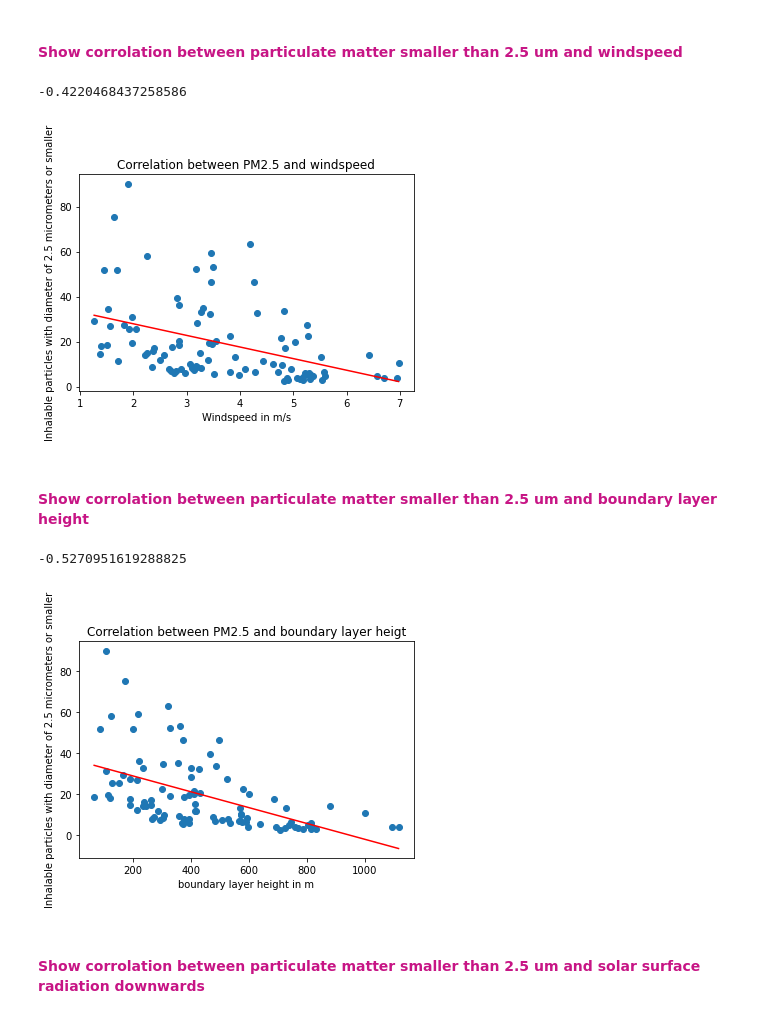
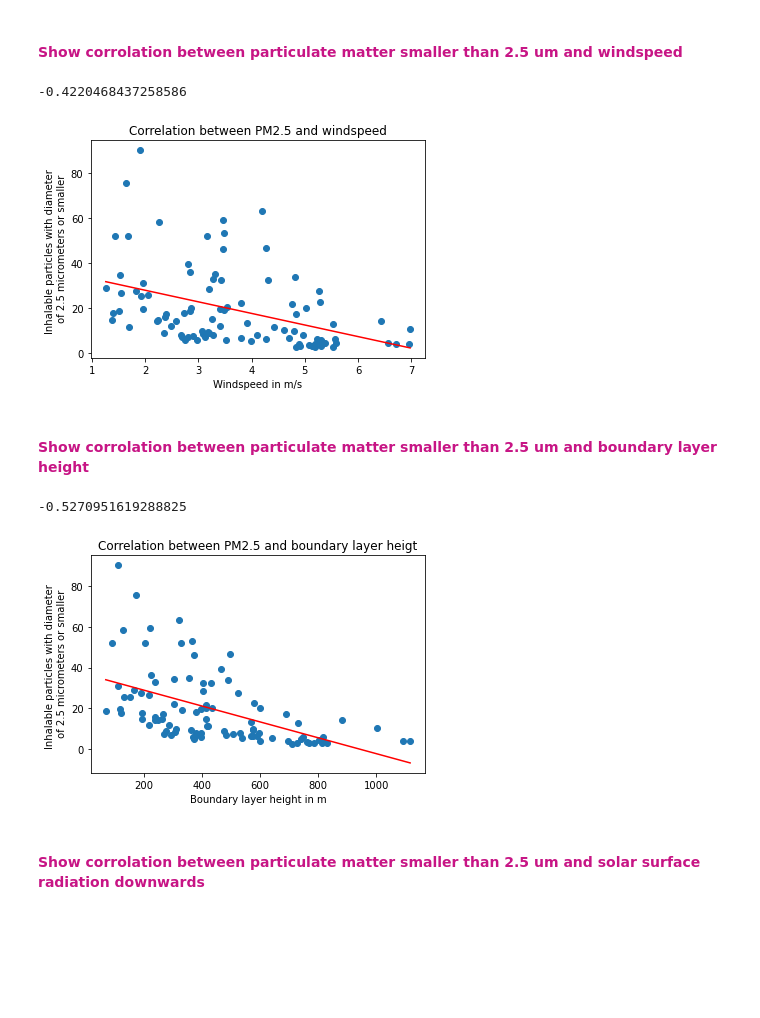
Before and after one commit to rawan-a-d/Air-Quality-Prediction, a Jupyter notebook: meteo-notebook.ipynb, the cells around one changed output. Drawn from its saved outputs; the diff is of its cells as text; code cells hidden in the pictures; blank space fills up the shorter version.

```diff
--- a/meteo-notebook.ipynb
+++ b/meteo-notebook.ipynb
@@ -242,17 +242,17 @@ df_meteo_air_pollution.corr(method='spearman')
 # %%
 group_by_day = df_meteo_air_pollution.groupby(pd.Grouper(freq='D', key='date')).mean()
 ws_pm25_corr = group_by_day["ws"].corr(group_by_day["pm2.5"])
 print(ws_pm25_corr)
 plt.scatter(group_by_day["ws"], group_by_day["pm2.5"])
 plt.plot(np.unique(group_by_day["ws"]), np.poly1d(np.polyfit(group_by_day["ws"], group_by_day["pm2.5"], 1))
          (np.unique(group_by_day["ws"])), color='red')
 plt.title('Correlation between PM2.5 and windspeed')
 plt.xlabel('Windspeed in m/s')
-plt.ylabel('Inhalable particles with diameter of 2.5 micrometers or smaller');
-#particulate matter <2.5um in ug/m3
+plt.ylabel('Inhalable particles with diameter \n of 2.5 micrometers or smaller');
+# Particulate matter <2.5um in ug/m3
 # %% [output]
 -0.4220468437258586
-[figure, old version]
+[figure, new version]
 # %% [markdown]
 <h4><font color=mediumvioletred>Show corrolation between particulate matter smaller than 2.5 um and boundary layer height</font></h4>
 # %%
@@ -263,12 +263,12 @@ plt.scatter(group_by_day["blh"], group_by_day["pm2.5"])
 plt.plot(np.unique(group_by_day["blh"]), np.poly1d(np.polyfit(group_by_day["blh"], group_by_day["pm2.5"], 1))
          (np.unique(group_by_day["blh"])), color='red')
 plt.title('Correlation between PM2.5 and boundary layer heigt')
-plt.xlabel('boundary layer height in m')
-plt.ylabel('Inhalable particles with diameter of 2.5 micrometers or smaller');
-#particulate matter <2.5um in ug/m3
+plt.xlabel('Boundary layer height in m')
+plt.ylabel('Inhalable particles with diameter \n of 2.5 micrometers or smaller');
+# Particulate matter <2.5um in ug/m3
 # %% [output]
 -0.5270951619288825
-[figure, old version]
+[figure, new version]
 # %% [markdown]
 <h4><font color=mediumvioletred>Show corrolation between particulate matter smaller than 2.5 um and solar surface radiation downwards</font></h4>
 # %%
```
Also changed, not shown: parts of 11 cells of this notebook.
